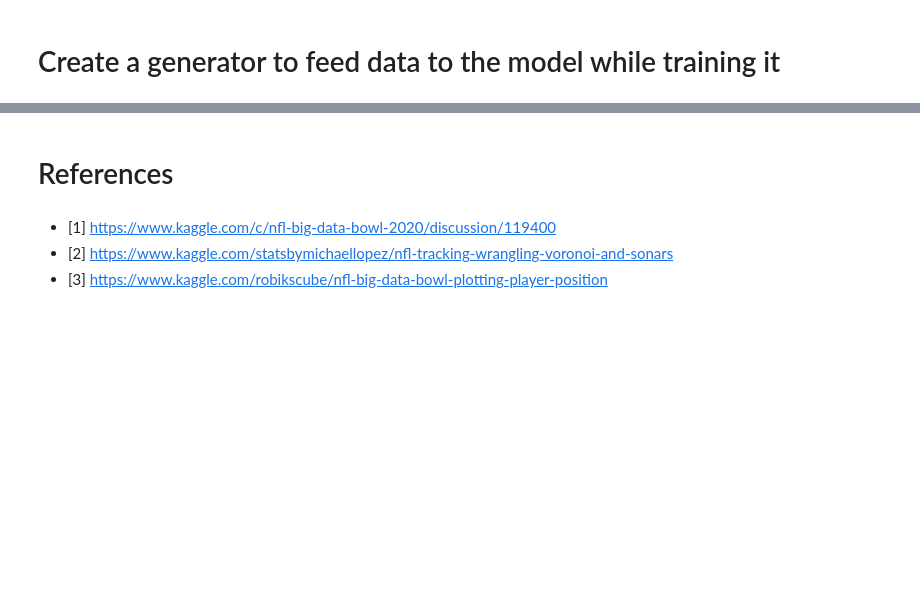
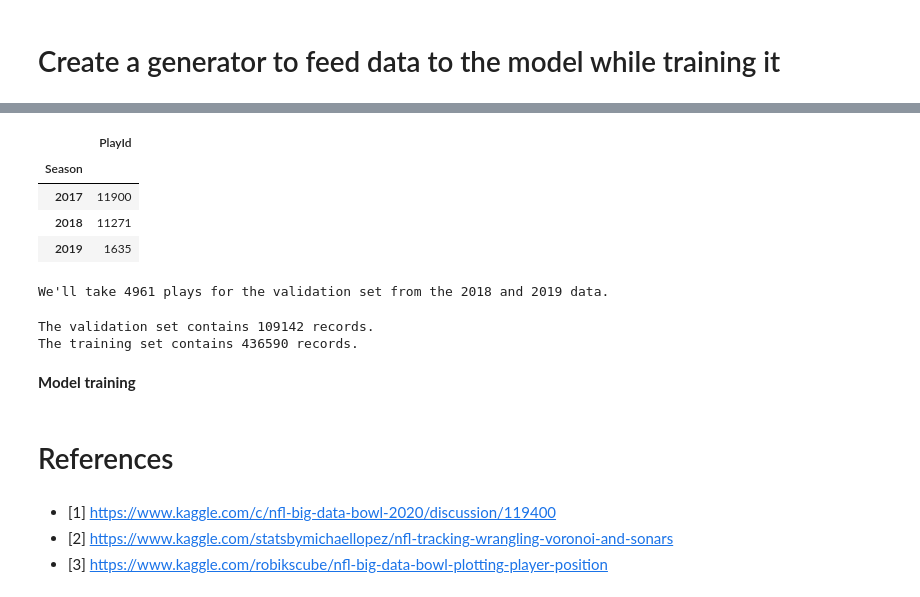
Before and after one commit to BechirSellami/nfl_big_data_bowl_2020, a Jupyter notebook: Kaggle_NFL_big_data_bowl_2020.ipynb, the cells around one changed output, grey strips where cells are left out. Drawn from its saved outputs; the diff is of its cells as text; code cells hidden in the pictures; blank space fills up the shorter version.

```diff
--- a/Kaggle_NFL_big_data_bowl_2020.ipynb
+++ b/Kaggle_NFL_big_data_bowl_2020.ipynb
@@ -838,0 +870,2 @@ array([3])
+# %%
+test_play_ids = play_indices.loc[data.Season==2019,'PlayId'].sample(n=nbr_test_records).values
@@ -838,0 +874,2 @@ array([3])
+# %%
+train_set = data.loc[~data.PlayId.isin(test_play_ids), :]
@@ -838,0 +884,16 @@ array([3])
+# %%
+# Now split the training set into training and validation
+play_indices = train_set[['PlayId', 'Season']].drop_duplicates(subset='PlayId')
+# %%
+play_indices.groupby('Season').count()
+# %% [output]
+|  | PlayId |
+| Season |  |
+| 2017 | 11900 |
+| 2018 | 11271 |
+| 2019 | 1635 |
+# %%
+nbr_val_records = int(play_indices.shape[0]*0.2)
+print(f"We'll take {nbr_val_records} plays for the validation set from the 2018 and 2019 data.")
+# %% [output]
+We'll take 4961 plays for the validation set from the 2018 and 2019 data.
@@ -838,0 +902,11 @@ array([3])
+# %%
+val_set = train_set.loc[train_set.PlayId.isin(val_indices), :]
+print(f"The validation set contains {val_set.shape[0]} records.")
+
+train_set = train_set.loc[~train_set.PlayId.isin(val_indices), :]
+print(f"The training set contains {train_set.shape[0]} records.")
+# %% [output]
+The validation set contains 109142 records.
+The training set contains 436590 records.
+# %% [markdown]
+**Model training**
```
Also changed, not shown: parts of 44 cells of this notebook.
